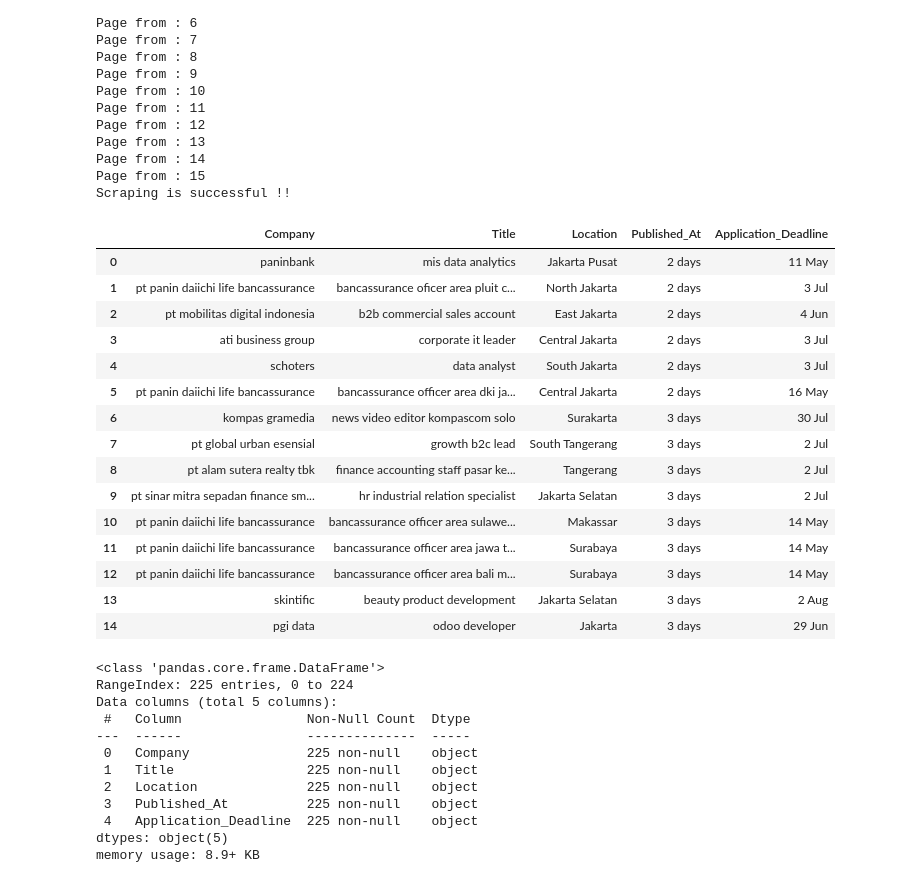
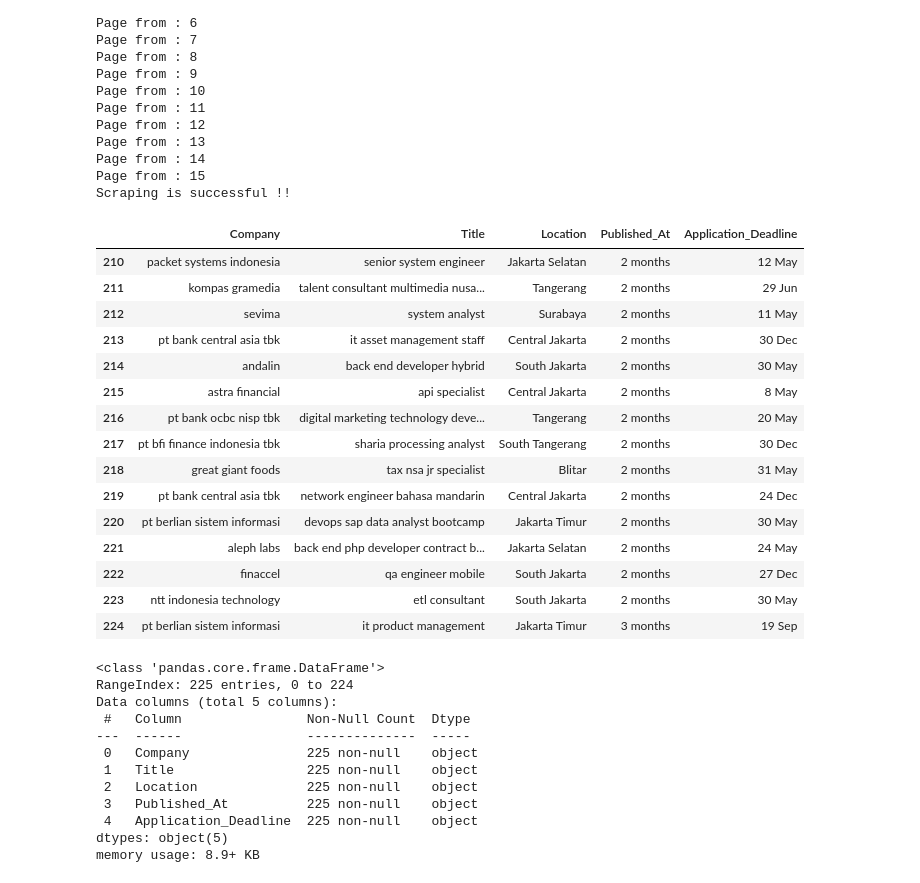
Before and after one commit to rusdipermana/webscrapping-id-kalibrr, a Jupyter notebook: webscrapping-id-kalibrr.ipynb, the cells around one changed output. Drawn from its saved outputs; the diff is of its cells as text; code cells hidden in the pictures.

```diff
--- a/webscrapping-id-kalibrr.ipynb
+++ b/webscrapping-id-kalibrr.ipynb
@@ -157,24 +161,24 @@ Scraping is successful !!
 # %%
 df = pd.read_csv('db_kalibrr.csv')
 # %%
-df.head(15)
+df.tail(15)
 # %% [output]
 |  | Company | Title | Location | Published_At | Application_Deadline |
-| 0 | paninbank | mis data analytics | Jakarta Pusat | 2 days | 11 May |
-| 1 | pt panin daiichi life bancassurance | bancassurance oficer area pluit c... | North Jakarta | 2 days | 3 Jul |
-| 2 | pt mobilitas digital indonesia | b2b commercial sales account | East Jakarta | 2 days | 4 Jun |
-| 3 | ati business group | corporate it leader | Central Jakarta | 2 days | 3 Jul |
-| 4 | schoters | data analyst | South Jakarta | 2 days | 3 Jul |
-| 5 | pt panin daiichi life bancassurance | bancassurance officer area dki ja... | Central Jakarta | 2 days | 16 May |
-| 6 | kompas gramedia | news video editor kompascom solo | Surakarta | 3 days | 30 Jul |
-| 7 | pt global urban esensial | growth b2c lead | South Tangerang | 3 days | 2 Jul |
-| 8 | pt alam sutera realty tbk | finance accounting staff pasar ke... | Tangerang | 3 days | 2 Jul |
-| 9 | pt sinar mitra sepadan finance sm... | hr industrial relation specialist | Jakarta Selatan | 3 days | 2 Jul |
-| 10 | pt panin daiichi life bancassurance | bancassurance officer area sulawe... | Makassar | 3 days | 14 May |
-| 11 | pt panin daiichi life bancassurance | bancassurance officer area jawa t... | Surabaya | 3 days | 14 May |
-| 12 | pt panin daiichi life bancassurance | bancassurance officer area bali m... | Surabaya | 3 days | 14 May |
-| 13 | skintific | beauty product development | Jakarta Selatan | 3 days | 2 Aug |
-| 14 | pgi data | odoo developer | Jakarta | 3 days | 29 Jun |
+| 210 | packet systems indonesia | senior system engineer | Jakarta Selatan | 2 months | 12 May |
+| 211 | kompas gramedia | talent consultant multimedia nusa... | Tangerang | 2 months | 29 Jun |
+| 212 | sevima | system analyst | Surabaya | 2 months | 11 May |
+| 213 | pt bank central asia tbk | it asset management staff | Central Jakarta | 2 months | 30 Dec |
+| 214 | andalin | back end developer hybrid | South Jakarta | 2 months | 30 May |
+| 215 | astra financial | api specialist | Central Jakarta | 2 months | 8 May |
+| 216 | pt bank ocbc nisp tbk | digital marketing technology deve... | Tangerang | 2 months | 20 May |
+| 217 | pt bfi finance indonesia tbk | sharia processing analyst | South Tangerang | 2 months | 30 Dec |
+| 218 | great giant foods | tax nsa jr specialist | Blitar | 2 months | 31 May |
+| 219 | pt bank central asia tbk | network engineer bahasa mandarin | Central Jakarta | 2 months | 24 Dec |
+| 220 | pt berlian sistem informasi | devops sap data analyst bootcamp | Jakarta Timur | 2 months | 30 May |
+| 221 | aleph labs | back end php developer contract b... | Jakarta Selatan | 2 months | 24 May |
+| 222 | finaccel | qa engineer mobile | South Jakarta | 2 months | 27 Dec |
+| 223 | ntt indonesia technology | etl consultant | South Jakarta | 2 months | 30 May |
+| 224 | pt berlian sistem informasi | it product management | Jakarta Timur | 3 months | 19 Sep |
 # %%
 df.info()
 # %% [output]
```
Also changed, not shown: parts of 9 cells of this notebook, 3 other files.
